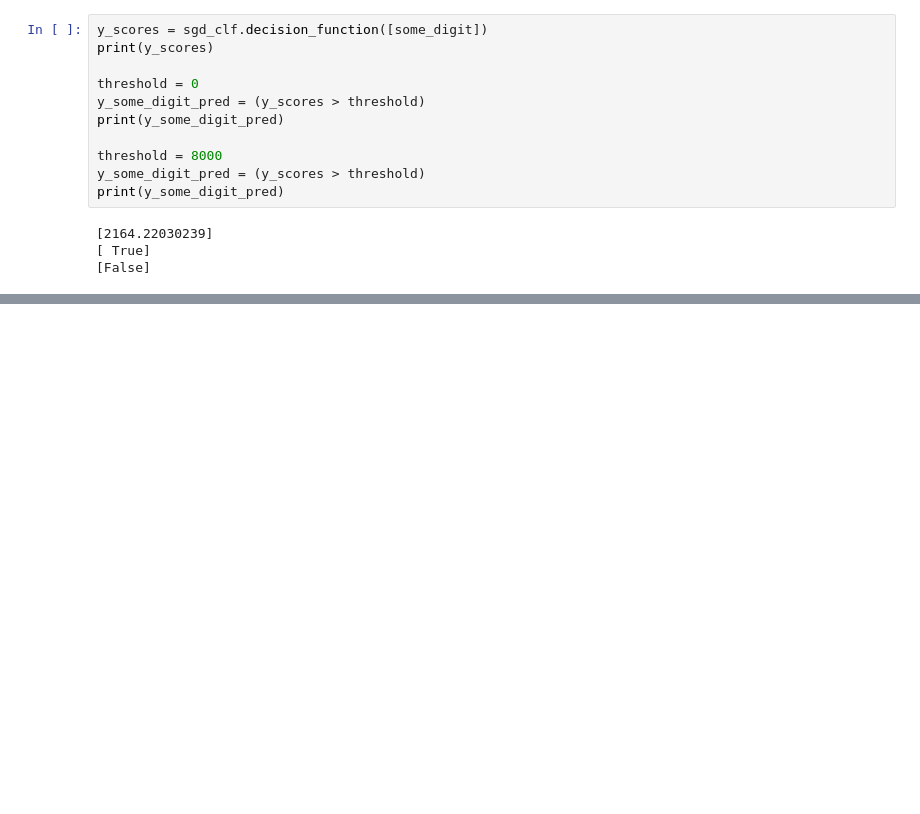
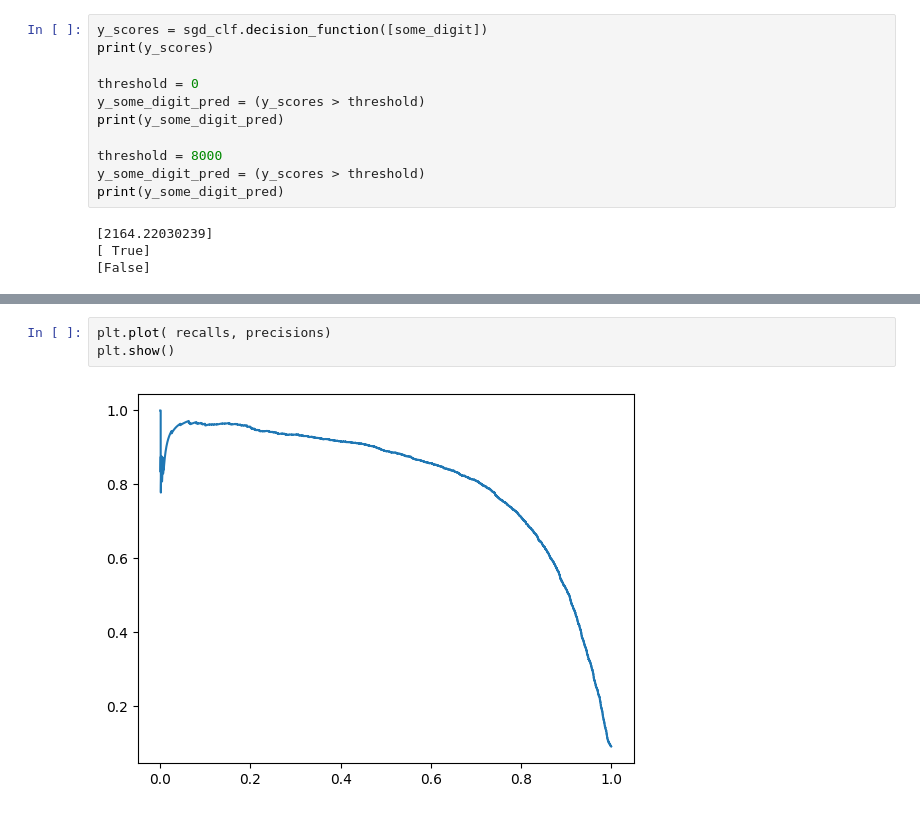
Before and after one commit to lihui1625/deepleaning, a Jupyter notebook: ML_03_01.ipynb, the cells around one changed output, grey strips where cells are left out. Cells and saved outputs as stored; diff of their text form; blank space fills up the shorter version.

```diff
--- a/ML_03_01.ipynb
+++ b/ML_03_01.ipynb
@@ -147,0 +163,5 @@ print(y_scores)
+# %%
+plt.plot( recalls, precisions)
+plt.show()
+# %% [output]
+[figure, added]
```
Also changed, not shown: parts of 25 cells of this notebook.
